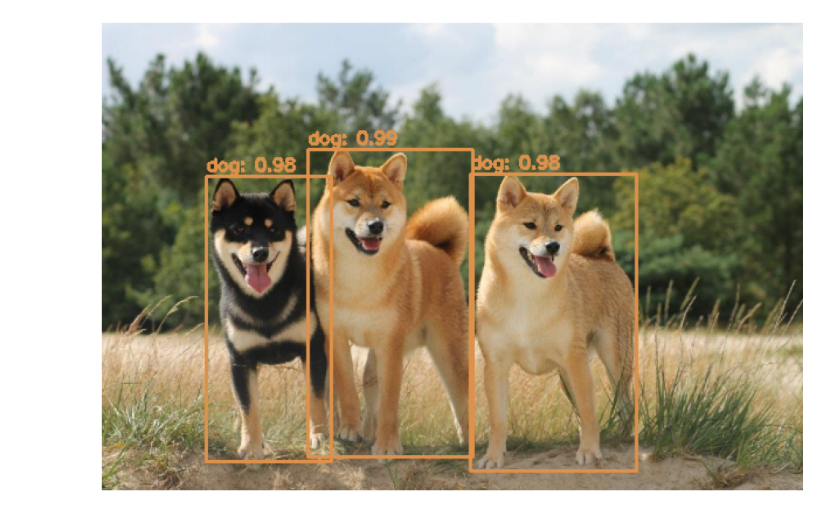
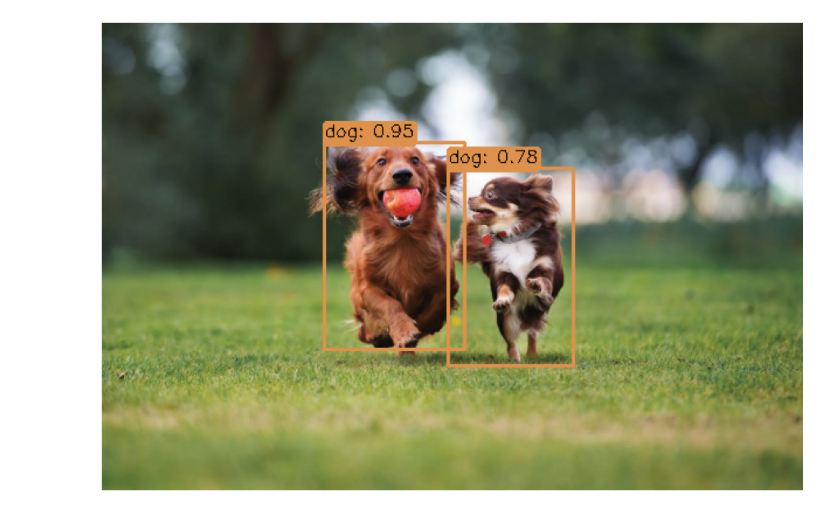
Before and after one commit to jeovaramos/computational_vision, a Jupyter notebook: prototyping.ipynb, the cells around one changed output. Cells and saved outputs as stored; diff of their text form; code cells hidden in the pictures.

```diff
--- a/prototyping.ipynb
+++ b/prototyping.ipynb
@@ -19,7 +19,7 @@ def load_labels(labels_path='models/cfg/coco.names'):
 
     return class_names, colors
 
-def load_model(model_path='models/yolov4.weights', cfg_path='models/cfg/yolov4.cfg'):
+def load_model(model_path='models/yolov4-tiny.weights', cfg_path='models/cfg/yolov4-tiny.cfg'):
     net = cv2.dnn.readNet(
         model=model_path,
         config=cfg_path)
@@ -101,9 +101,28 @@ def draw_bounding_boxes(objects, image, boxes, confidences, class_ids, class_nam
             (w, h) = (boxes[ii][2], boxes[ii][3])
             color = [int(c) for c in colors[class_ids[ii]]]
 
+            fill_area = np.full(
+                (image.shape), (0, 0, 0), dtype=np.uint8
+            )
+
+            text = f'{class_names[class_ids[ii]]}: {confidences[ii]:.2f}'
+            cv2.putText(
+                fill_area, text, (x, y - 5), cv2.FONT_HERSHEY_SIMPLEX,
+                0.5, (255, 255, 255), 2
+            )
+
+            fx, fy, fw, fh = cv2.boundingRect(
+                fill_area[:, :, 2]
+            )
+
             cv2.rectangle(image, (x, y), (x+w, y+h), color, 2)
-            text = f'{class_names[class_ids[ii]]}: {confidences[ii]:.2f}'
-            cv2.putText(image, text, (x, y-5), cv2.FONT_HERSHEY_SIMPLEX, 0.5, color, 2)
+            cv2.rectangle(image, (fx, fy), (fx+fw, fy+fh), color, -1)
+            cv2.rectangle(image, (fx, fy), (fx+fw, fy+fh), color, 3)
+
+            cv2.putText(
+                image, text, (x, y-5), cv2.FONT_HERSHEY_SIMPLEX, 0.5,
+                (0, 0, 0), 1
+            )
 
             # TODO: Save detections for specifc class
             # detection = image_cp[y:y+h, x:x+w]
@@ -115,21 +134,21 @@ def draw_bounding_boxes(objects, image, boxes, confidences, class_ids, class_nam
 # %%
 class_names, colors = load_labels()
 net = load_model()
 
-image, (H, W) = load_image('images/dogs.jpg')
+image, (H, W) = load_image('images/dogs2.jpg')
 image_cp = image.copy()
 net, layer_outputs, fps = blob_image(net, image)
 
 boxes = []
 confidences = []
 class_ids = []
 for output in layer_outputs:
     for detection in output:
         boxes, confidences, class_ids = detections(
             detection, boxes, confidences, class_ids, H, W, threshold=0.5)
         objects = nms_objects(boxes, confidences, threshold=0.5, threshold_nms=0.3)
 
 image = draw_bounding_boxes(objects, image, boxes, confidences, class_ids, class_names, colors)
 show_img(image)
 # %% [output]
-[figure, old version]
+[figure, new version]
```
Also changed, not shown: parts of 1 cell of this notebook.
